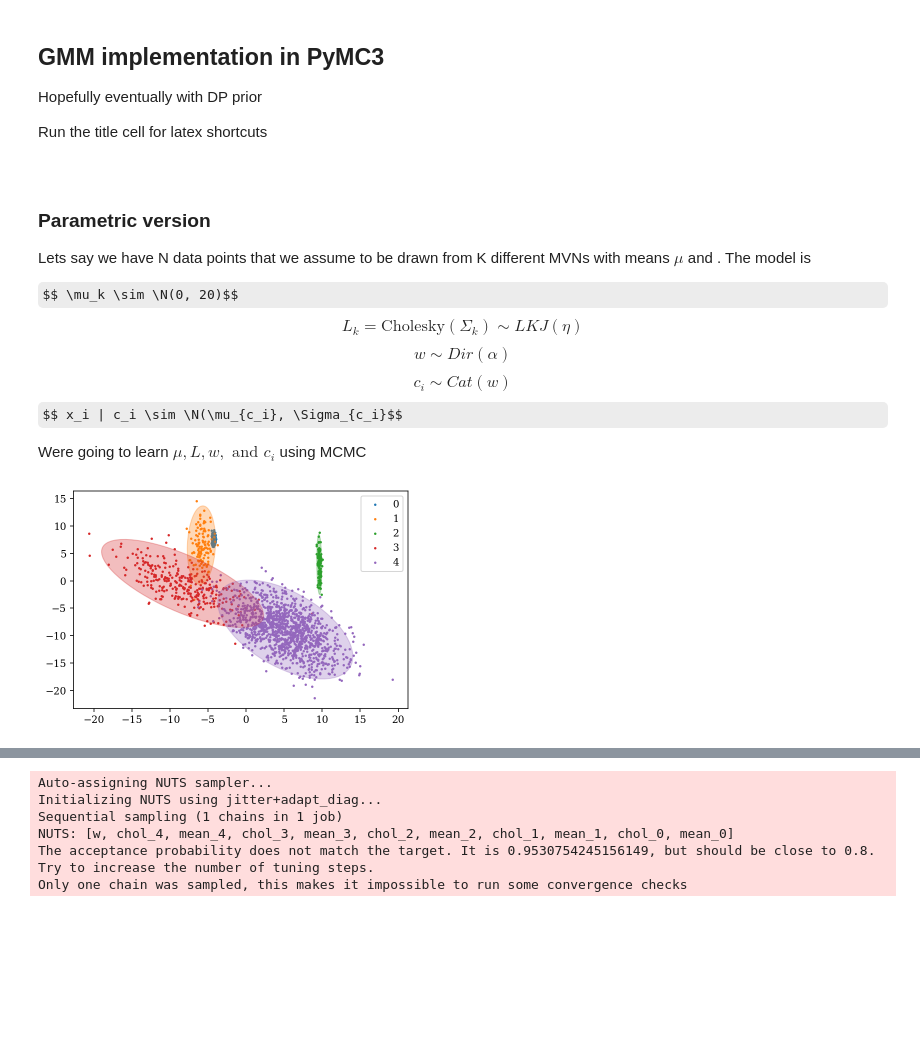
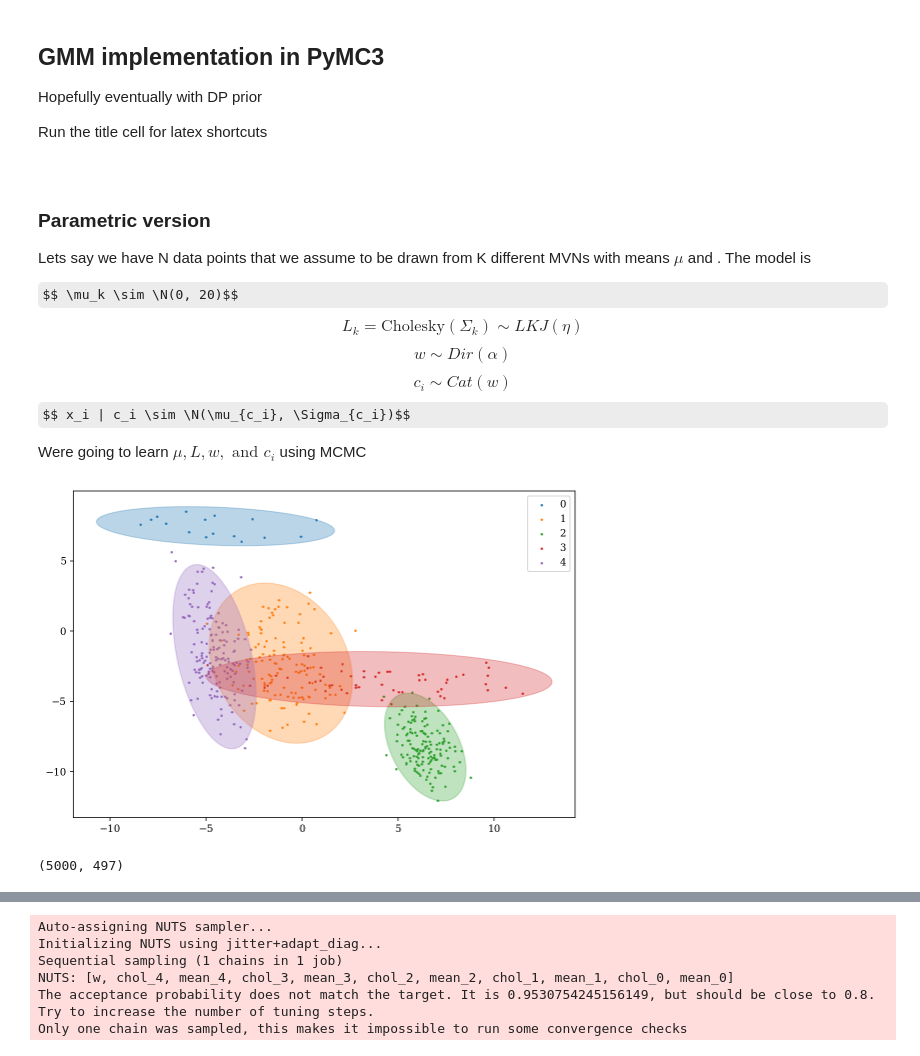
Before and after one commit to jrussell25/ML-miscellany, a Jupyter notebook: pymc3_gmm.ipynb, the cells around one changed output, grey strips where cells are left out. Cells and saved outputs as stored; diff of their text form; code cells hidden in the pictures; some formulas as TeX source; blank space fills up the shorter version.

```diff
--- a/pymc3_gmm.ipynb
+++ b/pymc3_gmm.ipynb
@@ -16,7 +16,7 @@ $$ \mu_k \sim \N(0, 20)$$
 $$ L_k = \text{Cholesky}(\Sigma_k) \sim LKJ(\eta)$$
 $$ w \sim Dir(\alpha)$$
 $$ c_i \sim Cat(w)$$
-$$ x_i | c_i \sim \N(\mu_{c_i}, \Sigma_{c_i}$$
+$$ x_i | c_i \sim \N(\mu_{c_i}, \Sigma_{c_i})$$
 
 Were going to learn $\mu, L, w,\text{ and } c_i$ using MCMC
 # %%
@@ -29,11 +29,16 @@ rc("figure",figsize=(9,6))
 rc("figure",facecolor="white")
 %config InlineBackend.figure_format = 'retina'
 import pymc3 as pm
+import os
 from matplotlib.patches import Ellipse
 from sklearn.utils import shuffle
 
-def draw_elliptical_contour(mu, L, fill=True, alpha=0.3):
-    sigma = unpack_lt(L)
+
+def draw_elliptical_contour(mu, L=None, cov=None, fill=True, alpha=0.3):
+    if cov is not None:
+        sigma = cov
+    else:
+        sigma = unpack_lt(L)
     evals,evecs = np.linalg.eig(sigma)
     v = evecs[:,1]
     a = np.arctan2(v[1],v[0])*(180/np.pi)
@@ -46,7 +51,7 @@ def unpack_lt(L):
     return m.dot(m.T)
 # %%
 #Generate the data
-N = 2000
+N = 500
 K_true = 5
 true_means = 7*np.random.randn(K_true,2)
 true_packed_Ls = pm.LKJCholeskyCov.dist(n=2, eta=2.5, sd_dist=pm.HalfNormal.dist(2.5)).random(size=K_true)
@@ -61,16 +69,29 @@ for i, wi in enumerate(true_w):
+# %%
+for i, file in enumerate(os.listdir("small_data/")):
+    arr = np.load("small_data/"+str(file))
+    n = int(file[5])
+    if i==0:
+        small_data = arr
+        small_labels = n*np.ones(arr.shape[0])
+    else:
+        small_data = np.concatenate((small_data, arr))
+
+        small_labels = np.concatenate((small_labels,n*np.ones(arr.shape[0]) ))
+
+small_data, small_labels = shuffle(small_data, small_labels)
 # %%
 fig = plt.figure()
 ax = fig.add_subplot(111)
 for i,c in enumerate(grouped_data):
     ax.scatter(c[:,0],c[:,1],s=2,label=str(i))
-    e = draw_elliptical_contour(true_means[i], true_packed_Ls[i])
+    e = draw_elliptical_contour(true_means[i], L=true_packed_Ls[i])
     e.set_edgecolor(plt.get_cmap('tab10')(i))
     e.set_facecolor(plt.get_cmap('tab10')(i))
     ax.add_patch(e)
 plt.legend()
 plt.show()
 # %% [output]
-[figure, old version]
+[figure, new version]
 # %%
 N_per_class = np.array([grouped_data[i].shape[0] for i in range(K_true)])
 N_data = N_per_class.sum()
@@ -101,0 +125,4 @@ with parametric_model:
+# %%
+full_cat_trace.get_values('c').shape
+# %% [output]
+(5000, 497)
```
Also changed, not shown: parts of 15 cells of this notebook, 8 other files.
